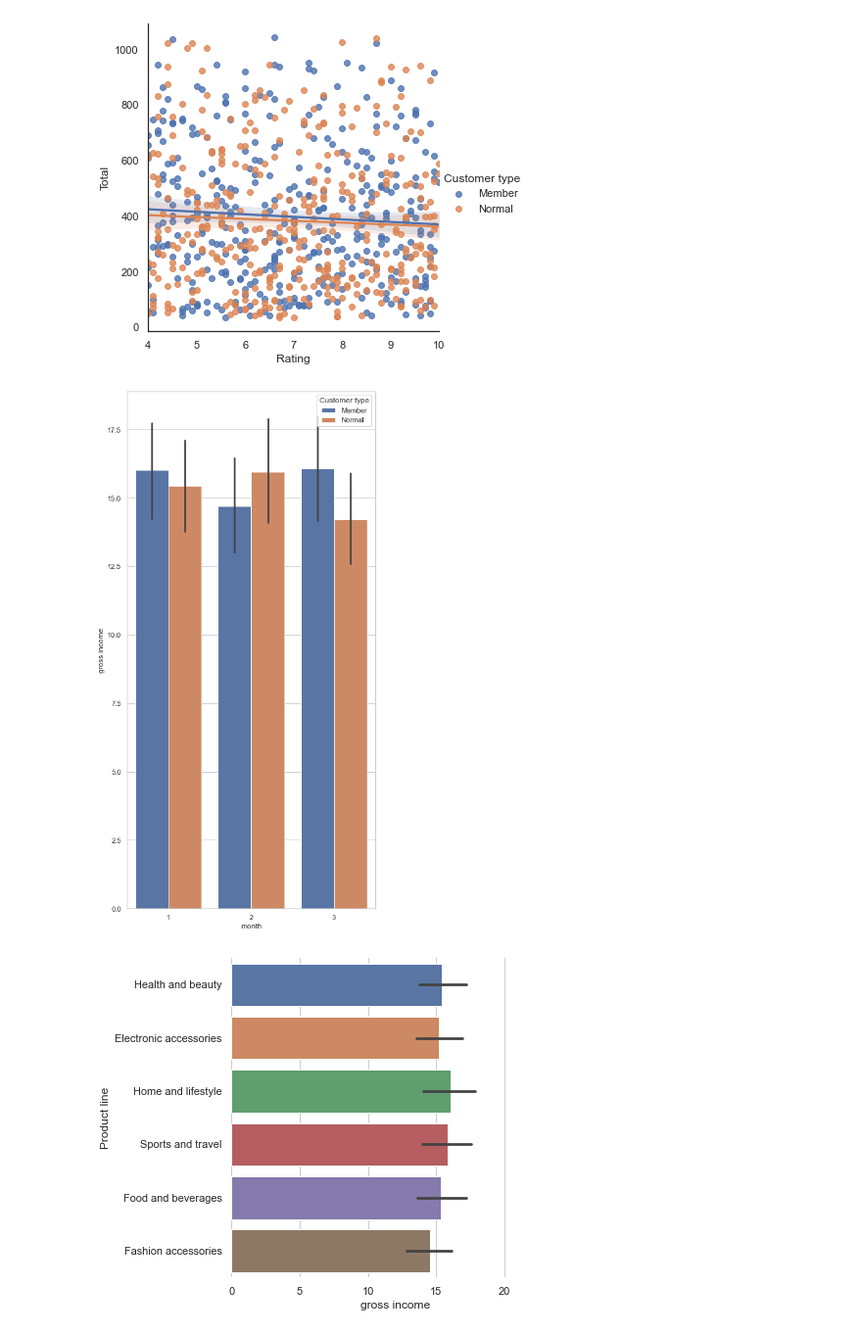
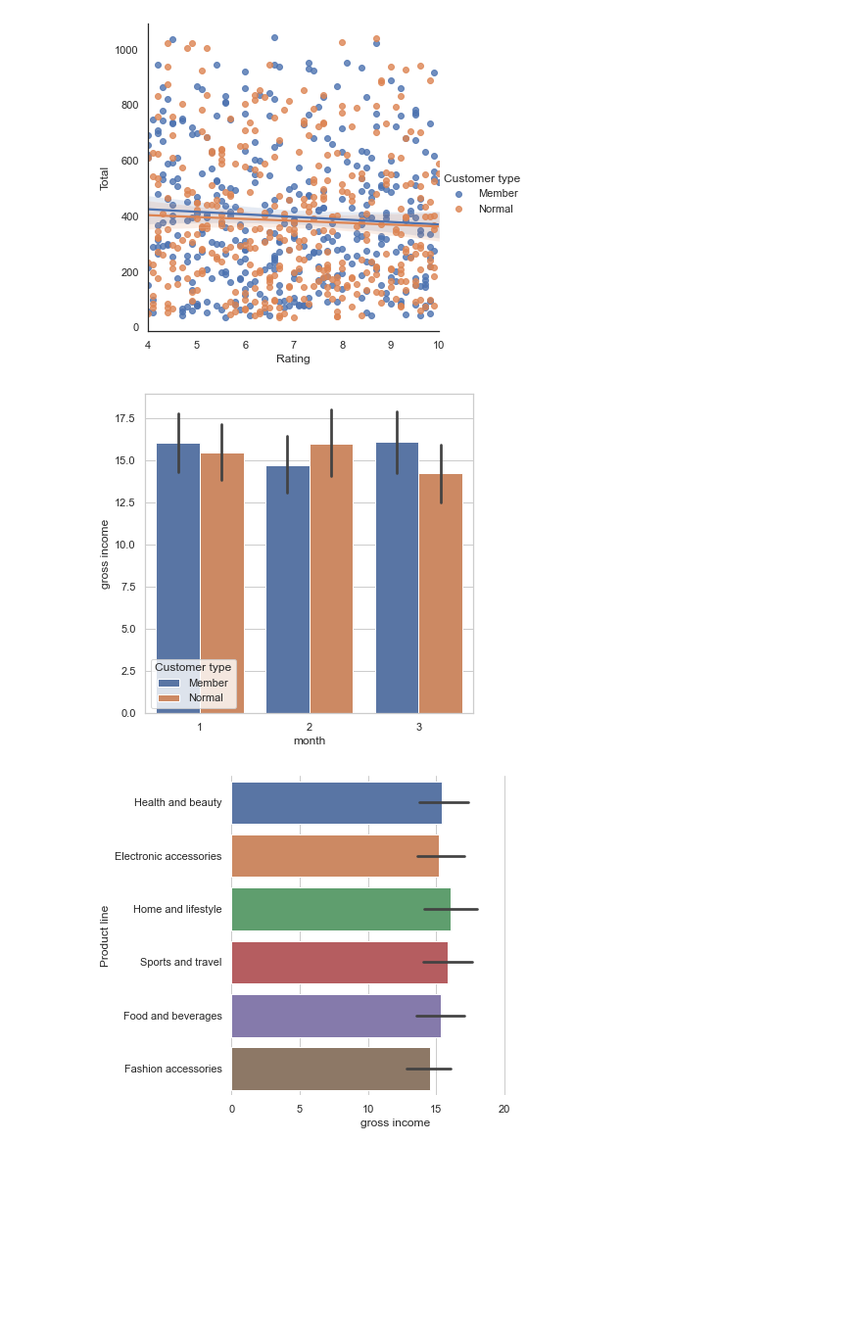
Before and after one commit to dianagolman/visualization, a Jupyter notebook: Storytelling .ipynb, the cells around one changed output. Shown at 98% size. Cells and saved outputs as stored; diff of their text form; code cells hidden in the pictures; blank space fills up the shorter version.

```diff
--- a/Storytelling .ipynb
+++ b/Storytelling .ipynb
@@ -250,9 +250,10 @@ sns.lmplot(x="Rating", y="Total", hue= 'Customer type', data=notlow_price)
 [figure]
 [figure]
 # %%
+f, ax = plt.subplots(figsize=(6, 6))
 ax = sns.barplot(x="month", y="gross income", hue="Customer type", data=df)
 # %% [output]
-[figure, old version]
+[figure, new version]
 # %%
 # Initialize the matplotlib figure
 df_toplot = df.sort_values("gross income")
```
Also changed, not shown: parts of 7 cells of this notebook.
